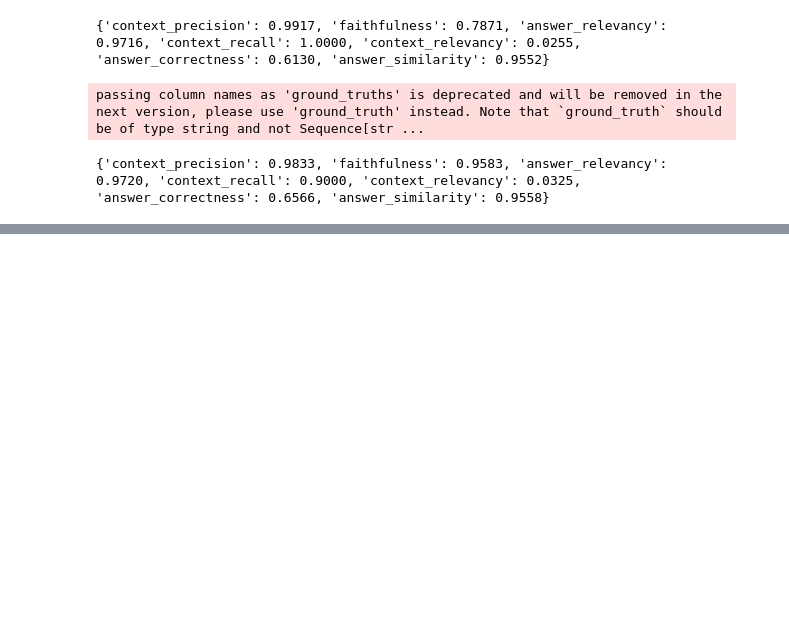
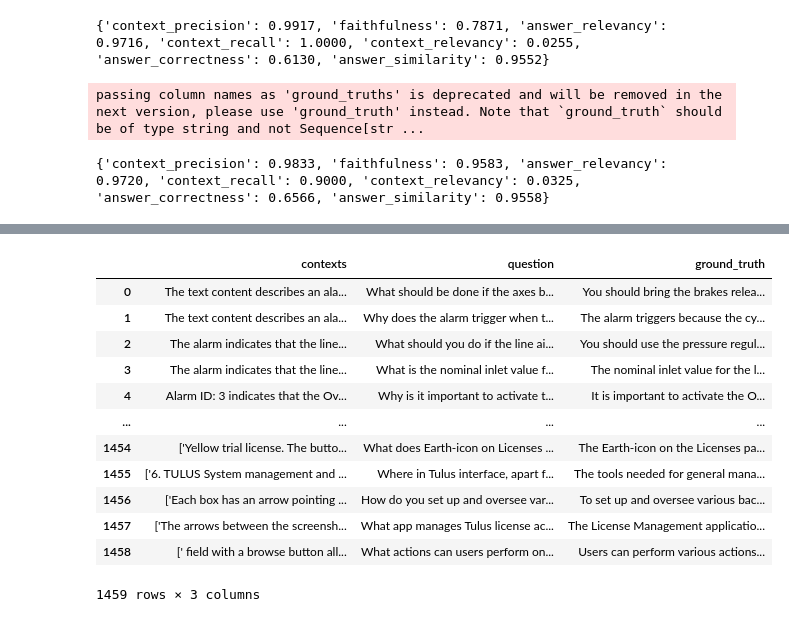
Before and after one commit to hadi-ibra/prima-power-hmi-assistant, a Jupyter notebook: notebooks/naive_rag.ipynb, the cells around one changed output, grey strips where cells are left out. Cells and saved outputs as stored; diff of their text form; code cells hidden in the pictures; blank space fills up the shorter version.

```diff
--- a/notebooks/naive_rag.ipynb
+++ b/notebooks/naive_rag.ipynb
@@ -1057,0 +1085,7 @@ model.save_results(evaluation_result_with_params, "evaluation_results.json")
+# %%
+# Reading the CSV file
+df_alarms = pd.read_csv('/Users/hadiibrahim/Dev/prima-power-hmi-assistant/src/data/qa_pairs_alarm.csv')
+df2_manual = pd.read_csv('/Users/hadiibrahim/Dev/prima-power-hmi-assistant/src/data/qa_pairs_manual.csv')
+
+
+df_alarms= df_alarms[:650]
@@ -1057,0 +1094,36 @@ model.save_results(evaluation_result_with_params, "evaluation_results.json")
+# %%
+
+# Deleting the columns (replace 'column_to_delete1' and 'column_to_delete2' with actual column names)
+df_alarms.drop(['category', 'correct_answers','incorrect_answers'], axis=1, inplace=True)
+df2_manual.drop(['category', 'correct_answers','incorrect_answers'], axis=1, inplace=True)
+
+# Renaming the columns (replace 'old_column_name1' and 'old_column_name2' with actual column names)
+# and provide the new names 'new_column_name1' and 'new_column_name2'
+df_alarms.rename(columns={'best_answer': 'ground_truth','context': 'contexts'}, inplace=True)
+df2_manual.rename(columns={'best_answer': 'ground_truth','context': 'contexts'}, inplace=True)
+
+
+combined_df = pd.concat([df_alarms, df2_manual], ignore_index=True)
+# %%
+combined_df_main = pd.concat([combined_df, combined_df1], ignore_index=True)
+# %%
+# write the code to drop null values from the dataframe and reset the index
+combined_df_main.dropna(inplace=True)
+# Resetting the index
+combined_df_main.reset_index(drop=True, inplace=True)
+# %%
+combined_df_main
+# %% [output]
+|  | contexts | question | ground_truth |
+| 0 | The text content describes an ala... | What should be done if the axes b... | You should bring the brakes relea... |
+| 1 | The text content describes an ala... | Why does the alarm trigger when t... | The alarm triggers because the cy... |
+| 2 | The alarm indicates that the line... | What should you do if the line ai... | You should use the pressure regul... |
+| 3 | The alarm indicates that the line... | What is the nominal inlet value f... | The nominal inlet value for the l... |
+| 4 | Alarm ID: 3 indicates that the Ov... | Why is it important to activate t... | It is important to activate the O... |
+| ... | ... | ... | ... |
+| 1454 | ['Yellow trial license. The butto... | What does Earth-icon on Licenses ... | The Earth-icon on the Licenses pa... |
+| 1455 | ['6. TULUS System management and ... | Where in Tulus interface, apart f... | The tools needed for general mana... |
+| 1456 | ['Each box has an arrow pointing ... | How do you set up and oversee var... | To set up and oversee various bac... |
+| 1457 | ['The arrows between the screensh... | What app manages Tulus license ac... | The License Management applicatio... |
+| 1458 | [' field with a browse button all... | What actions can users perform on... | Users can perform various actions... |
+1459 rows × 3 columns
```
Also changed, not shown: parts of 24 cells of this notebook, 28 other files.
